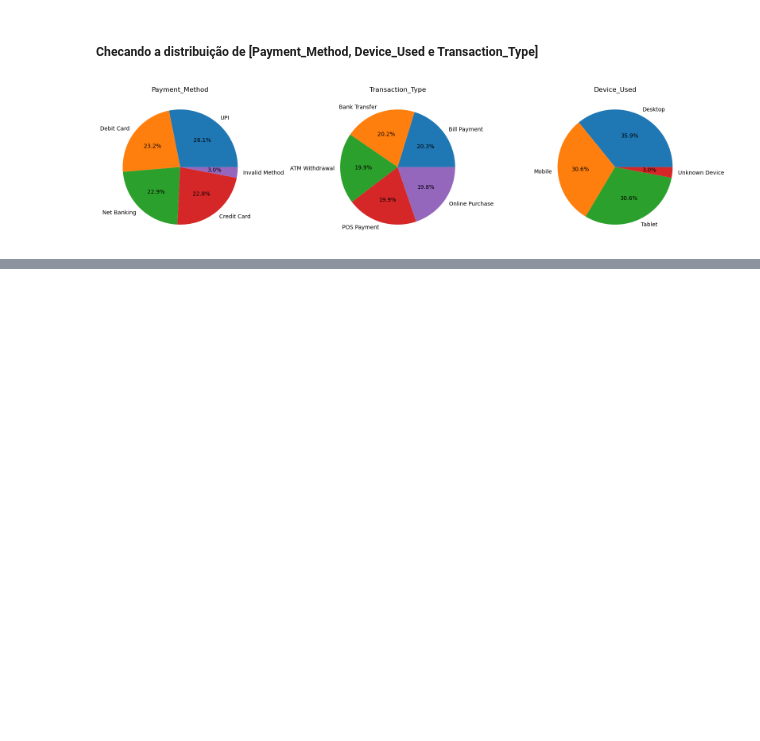
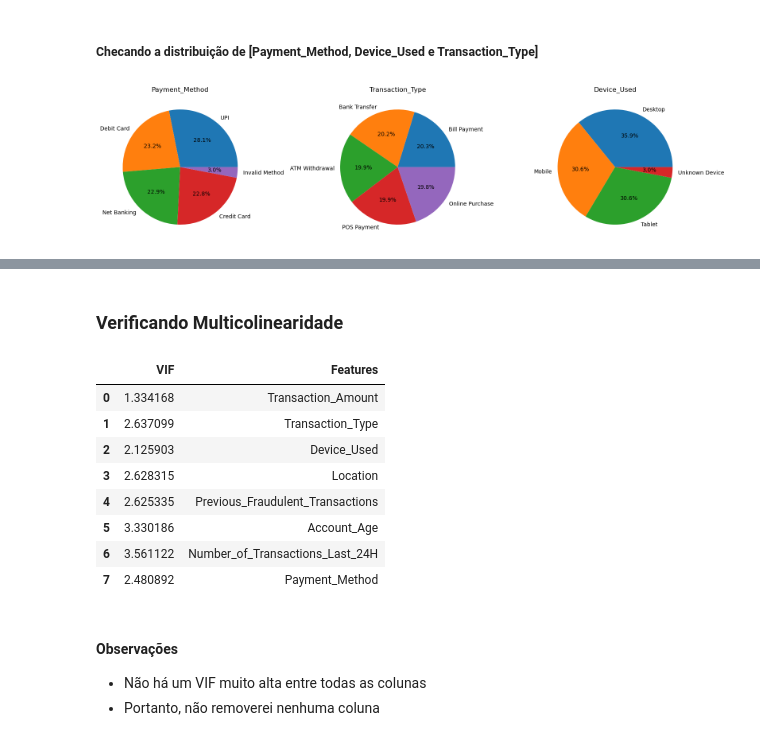
Before and after one commit to RodrigoD4v/Deteccao-de-Fraude-ML, a Jupyter notebook: notebooks/deteccao_fraudes_pagamentos.ipynb, the cells around one changed output, grey strips where cells are left out. Saved outputs shown, nothing was run; the diff lists cells and outputs as text; code cells hidden in the pictures; blank space fills up the shorter version.

```diff
--- a/notebooks/deteccao_fraudes_pagamentos.ipynb
+++ b/notebooks/deteccao_fraudes_pagamentos.ipynb
@@ -297,0 +342,17 @@ plt.show()
+# %%
+# Filtrando colunas que precisam de Label Encoder
+col = ['Transaction_Type', 'Device_Used', 'Location', 'Payment_Method']
+
+labelencoder =  LabelEncoder()
+label_mappings = {}
+
+for i in col:
+    df[i] =labelencoder.fit_transform(df[i])
+    mapping = {label: code for code, label in enumerate(labelencoder.classes_)}
+    label_mappings[i] = mapping
+
+for col_name, mapping in label_mappings.items():
+    print(f"Column: {col_name}")
+    for label, code in mapping.items():
+        print(f"{label} -> {code}")
+    print()
@@ -297,0 +377,27 @@ plt.show()
+# %% [markdown]
+### Verificando Multicolinearidade
+# %%
+# Verificando a existência de multicolinearidade
+
+col = df.drop(['Fraudulent'], axis=1)
+
+factor = pd.DataFrame(columns=['VIF', 'Features'])
+factor['Features'] = col.columns
+factor['VIF'] = [variance_inflation_factor(col.values, i) for i in range(col.shape[1])]
+
+factor
+# %% [output]
+|  | VIF | Features |
+| 0 | 1.334168 | Transaction_Amount |
+| 1 | 2.637099 | Transaction_Type |
+| 2 | 2.125903 | Device_Used |
+| 3 | 2.628315 | Location |
+| 4 | 2.625335 | Previous_Fraudulent_Transactions |
+| 5 | 3.330186 | Account_Age |
+| 6 | 3.561122 | Number_of_Transactions_Last_24H |
+| 7 | 2.480892 | Payment_Method |
+# %% [markdown]
+#### Observações
+
+* Não há um VIF muito alta entre todas as colunas
+* Portanto, não removerei nenhuma coluna
```
Also changed, not shown: parts of 9 cells of this notebook.
